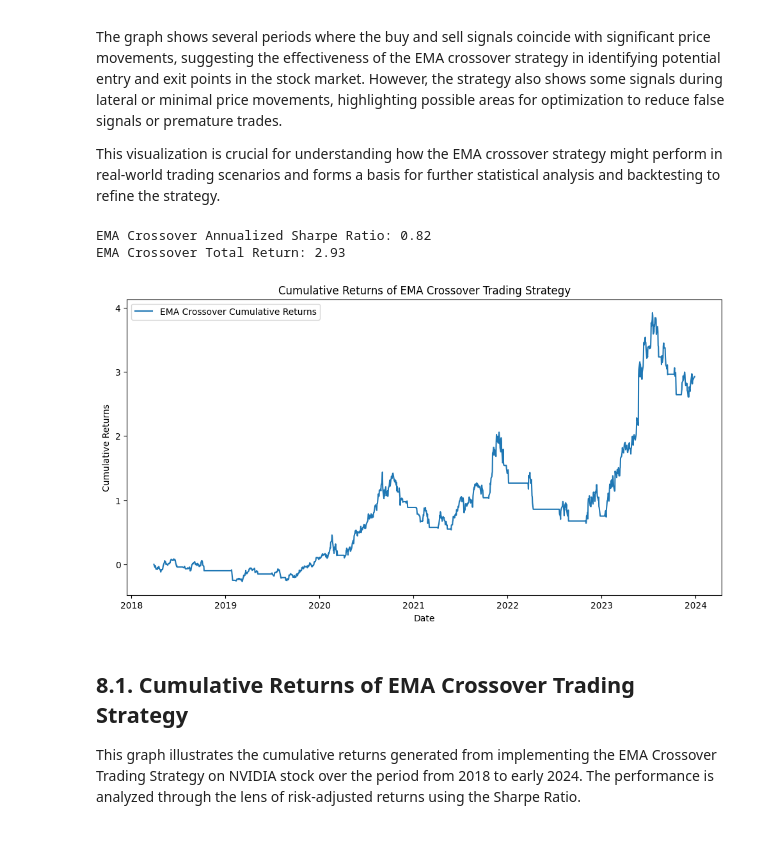
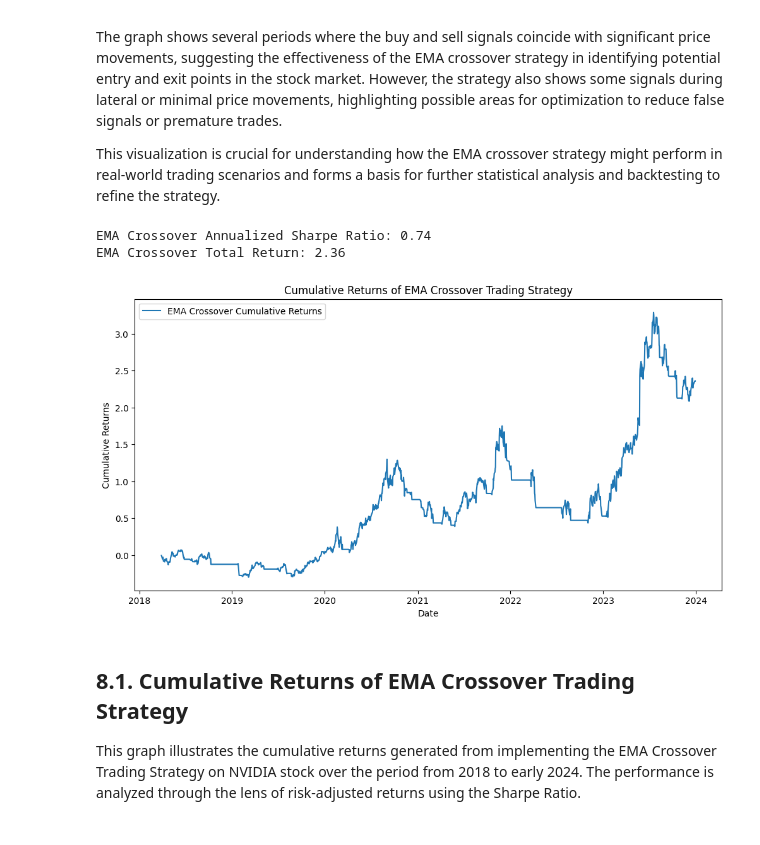
Before and after one commit to astronaut505/tradingtroll, a Jupyter notebook: buyorbye.ipynb, the cells around one changed output. Cells and saved outputs as stored; diff of their text form; code cells hidden in the pictures.

Commit message:
transactioncost

```diff
--- a/buyorbye.ipynb
+++ b/buyorbye.ipynb
@@ -349,45 +354,55 @@ The graph shows several periods where the buy and sell signals coincide with sig
 
 This visualization is crucial for understanding how the EMA crossover strategy might perform in real-world trading scenarios and forms a basis for further statistical analysis and backtesting to refine the strategy.
 # %%
+# Transaction cost as a percentage
+transaction_cost_percentage = 0.003  # 0.3%
+
+# Add transaction costs
+nvidia['TransactionCost'] = 0
+nvidia.loc[nvidia['Position'] != 0, 'TransactionCost'] = transaction_cost_percentage
+
+# Adjusted strategy returns
+nvidia['returns'] = nvidia['Close'].pct_change()
+nvidia['strategy_returns'] = nvidia['Signal'].shift(1) * nvidia['returns']
+nvidia['strategy_returns'] = nvidia['strategy_returns'] - nvidia['TransactionCost'] * abs(nvidia['Position'])
+
 # Function to calculate performance metrics
-def calculate_performance_metrics(df, signal_col):
-    df['returns'] = df['Close'].pct_change()
-    df['strategy_returns'] = df[signal_col].shift(1) * df['returns']
-    cumulative_returns = (1 + df['strategy_returns']).cumprod() - 1
+def calculate_performance_metrics(df, strategy_col):
+    cumulative_returns = (1 + df[strategy_col]).cumprod() - 1
 
-    strategy_mean_return = df['strategy_returns'].mean()
-    strategy_std_dev = df['strategy_returns'].std()
+    strategy_mean_return = df[strategy_col].mean()
+    strategy_std_dev = df[strategy_col].std()
 
     sharpe_ratio = (strategy_mean_return / strategy_std_dev) * np.sqrt(252)
 
     annualized_return = strategy_mean_return * 252
     annualized_volatility = strategy_std_dev * np.sqrt(252)
     annualized_sharpe_ratio = annualized_return / annualized_volatility
 
     total_return = cumulative_returns.iloc[-1]  # Total return at the end of the period
 
     return cumulative_returns, sharpe_ratio, annualized_sharpe_ratio, total_return
 
 # Calculate cumulative returns and performance metrics for EMA crossover strategy
-ema_cumulative_returns, ema_sharpe_ratio, ema_annualized_sharpe_ratio, ema_total_return = calculate_performance_metrics(nvidia, 'Signal')
+ema_cumulative_returns, ema_sharpe_ratio, ema_annualized_sharpe_ratio, ema_total_return = calculate_performance_metrics(nvidia, 'strategy_returns')
 
 # Print performance metrics for EMA crossover strategy
 print(f"EMA Crossover Annualized Sharpe Ratio: {ema_annualized_sharpe_ratio:.2f}")
 print(f"EMA Crossover Total Return: {ema_total_return:.2f}")
 
 # Plot cumulative returns for EMA crossover strategy
 plt.figure(figsize=(12, 6))
 plt.plot(ema_cumulative_returns, label='EMA Crossover Cumulative Returns')
 plt.title('Cumulative Returns of EMA Crossover Trading Strategy')
 plt.xlabel('Date')
 plt.ylabel('Cumulative Returns')
 plt.legend()
 plt.savefig('EMA_C_Returns.png')
 plt.show()
 # %% [output]
-EMA Crossover Annualized Sharpe Ratio: 0.82
-EMA Crossover Total Return: 2.93
+EMA Crossover Annualized Sharpe Ratio: 0.74
+EMA Crossover Total Return: 2.36
-[figure, old version]
+[figure, new version]
 # %% [markdown]
 ## 8.1. Cumulative Returns of EMA Crossover Trading Strategy
 
```
Also changed, not shown: parts of 2 cells of this notebook, 1 other file.
